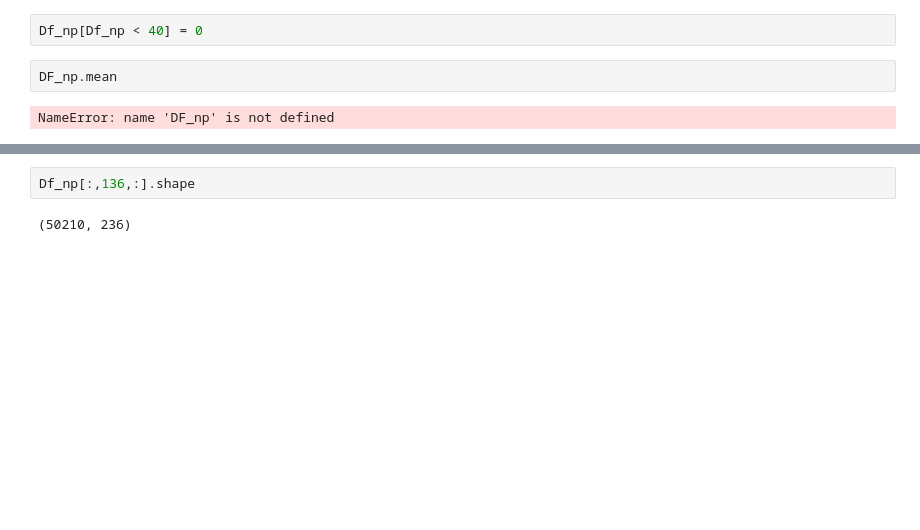
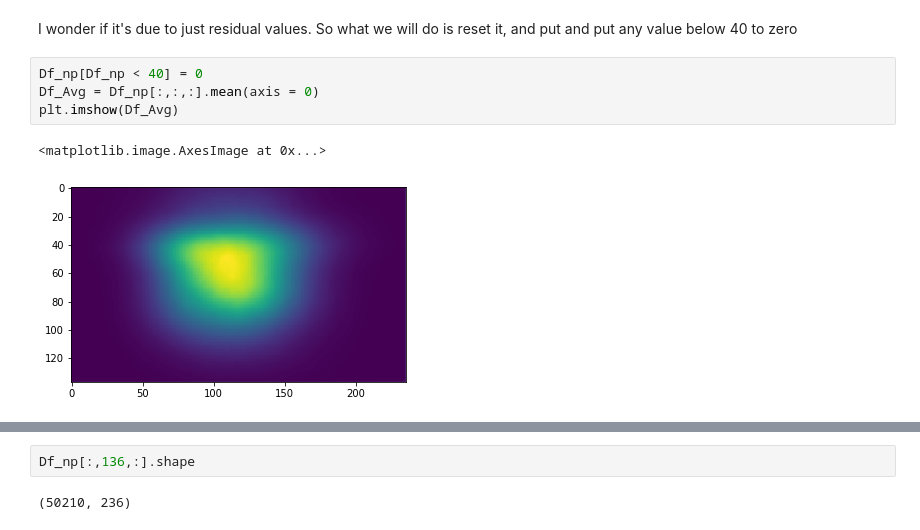
Before and after one commit to DuckieNukeEm/Kaggle_HWGrapheme, a Jupyter notebook: Python/PreProcessing.ipynb, the cells around one changed output, grey strips where cells are left out. Drawn from its saved outputs; the diff is of its cells as text; blank space fills up the shorter version.

```diff
--- a/Python/PreProcessing.ipynb
+++ b/Python/PreProcessing.ipynb
@@ -13,6 +77,9 @@ Df_np = 255 - Df.iloc[:,1:].values.reshape(50210, 137,236)
+# %% [markdown]
+I wonder if it's due to just residual values. So what we will do is reset it, and put and put any value below 40 to zero
 # %%
 Df_np[Df_np < 40] = 0
+Df_Avg = Df_np[:,:,:].mean(axis = 0)
+plt.imshow(Df_Avg)
+# %% [output]
+<matplotlib.image.AxesImage at 0x...>
+[figure, added]
-# %%
-DF_np.mean
-# %% [output]
-NameError: name 'DF_np' is not defined
```
Also changed, not shown: parts of 16 cells of this notebook.
